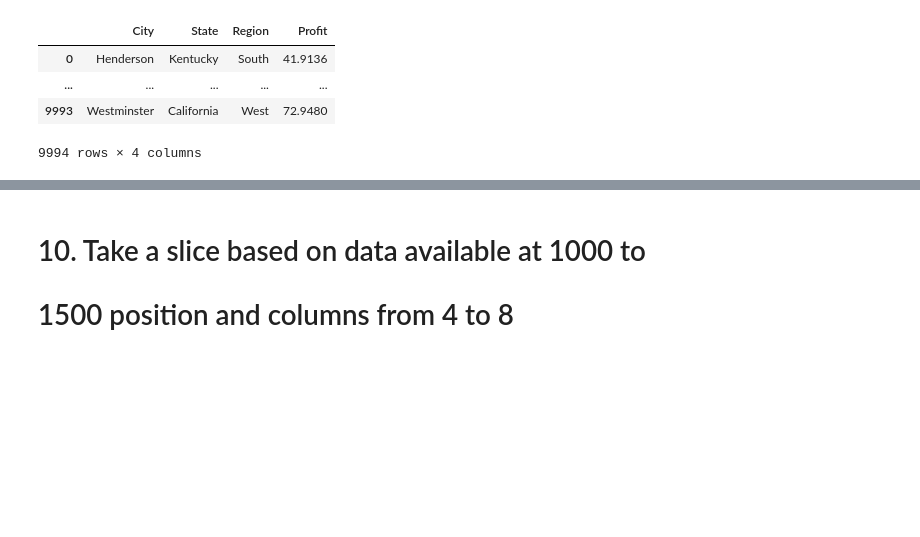
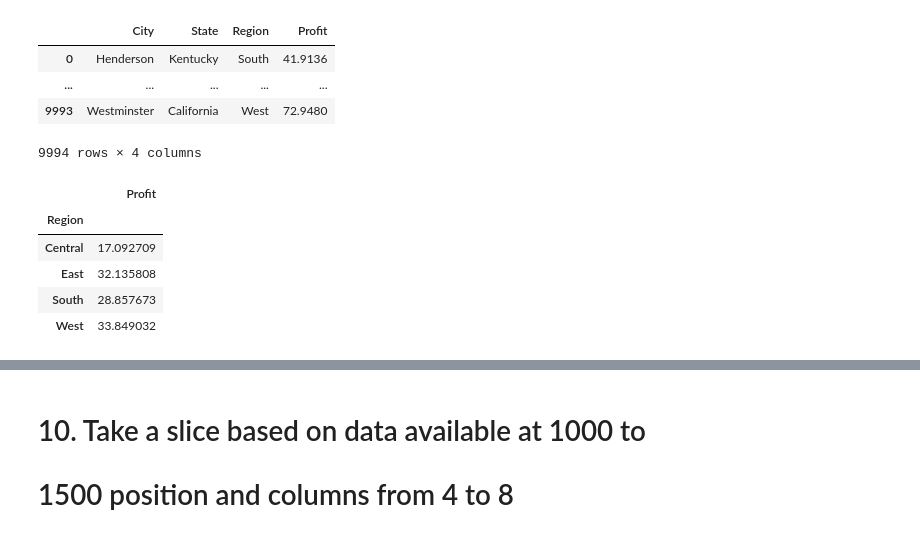
Before and after one commit to Rughwed/BIZ-METRIC, a Jupyter notebook: panda/a.ipynb, the cells around one changed output, grey strips where cells are left out. Drawn from its saved outputs; the diff is of its cells as text; code cells hidden in the pictures; blank space fills up the shorter version.

```diff
--- a/panda/a.ipynb
+++ b/panda/a.ipynb
@@ -111,3 +112,14 @@ read.loc(axis=1)['City','State','Region','Profit']
 | ... | ... | ... | ... | ... |
 | 9993 | Westminster | California | West | 72.9480 |
 9994 rows × 4 columns
+# %%
+graph = csr.groupby("Region")["Profit"].mean()
+dg = pd.DataFrame(graph)
+dg
+# %% [output]
+|  | Profit |
+| Region |  |
+| Central | 17.092709 |
+| East | 32.135808 |
+| South | 28.857673 |
+| West | 33.849032 |
```
Also changed, not shown: parts of 7 cells of this notebook.
